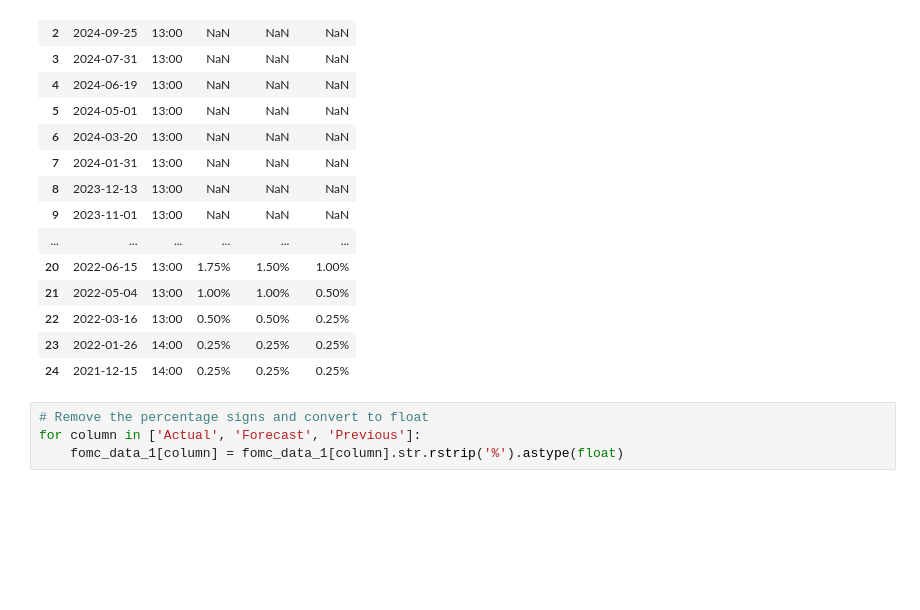
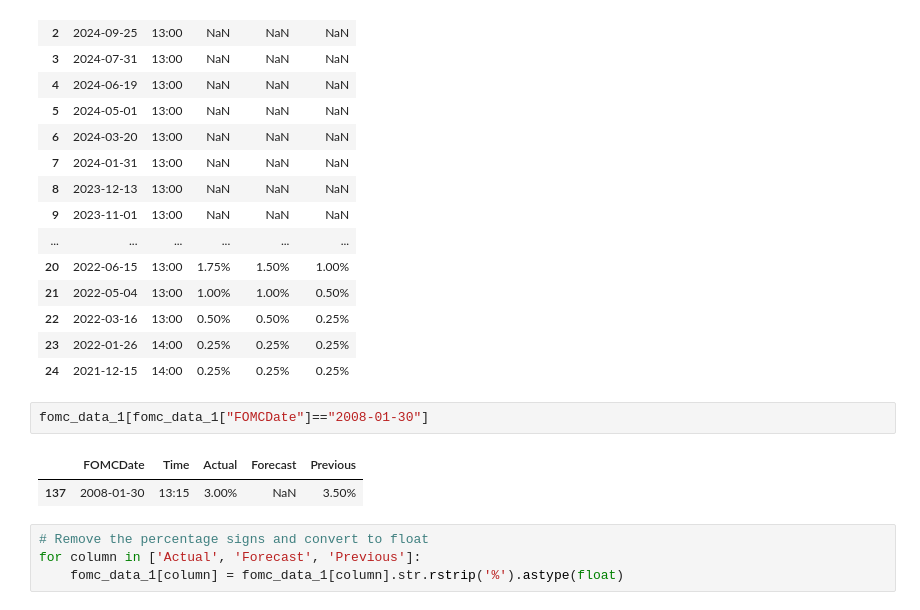
Before and after one commit to baksben/pyfedwatch, a Jupyter notebook: notebooks/Ben's_copy.ipynb, the cells around one changed output. Saved outputs shown, nothing was run; the diff lists cells and outputs as text; blank space fills up the shorter version.

```diff
--- a/notebooks/Ben's_copy.ipynb
+++ b/notebooks/Ben's_copy.ipynb
@@ -37,6 +37,11 @@ fomc_data_1.head(25)
 | 22 | 2022-03-16 | 13:00 | 0.50% | 0.50% | 0.25% |
 | 23 | 2022-01-26 | 14:00 | 0.25% | 0.25% | 0.25% |
 | 24 | 2021-12-15 | 14:00 | 0.25% | 0.25% | 0.25% |
+# %%
+fomc_data_1[fomc_data_1["FOMCDate"]=="2008-01-30"]
+# %% [output]
+|  | FOMCDate | Time | Actual | Forecast | Previous |
+| 137 | 2008-01-30 | 13:15 | 3.00% | NaN | 3.50% |
 # %%
 # Remove the percentage signs and convert to float
 for column in ['Actual', 'Forecast', 'Previous']:
```
